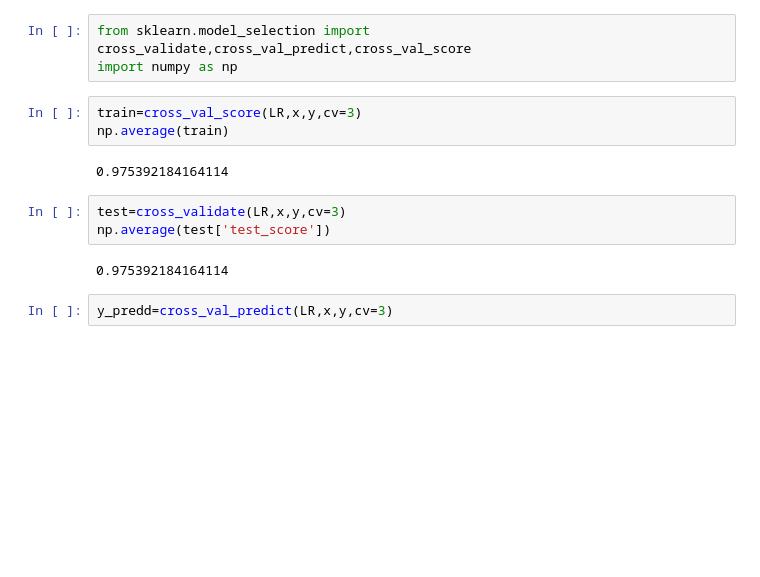
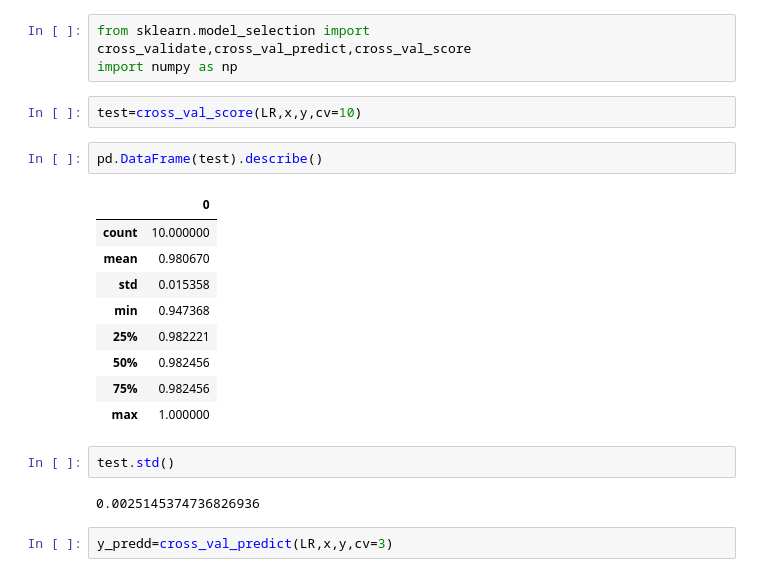
Before and after one commit to moeid1804/Machine-Learning, a Jupyter notebook: Classification/Breast Cancer Detection .ipynb, the cells around one changed output. Drawn from its saved outputs; the diff is of its cells as text; blank space fills up the shorter version.

```diff
--- a/Classification/Breast Cancer Detection .ipynb
+++ b/Classification/Breast Cancer Detection .ipynb
@@ -216,16 +216,24 @@ weighted avg       0.99      0.99      0.99       171
 # %%
 from sklearn.model_selection import cross_validate,cross_val_predict,cross_val_score
 import numpy as np
-# %%
-train=cross_val_score(LR,x,y,cv=3)
-np.average(train)
-# %% [output]
-0.975392184164114
 # %%
-test=cross_validate(LR,x,y,cv=3)
-np.average(test['test_score'])
+test=cross_val_score(LR,x,y,cv=10)
-# %% [output]
-0.975392184164114
+# %%
+pd.DataFrame(test).describe()
+# %% [output]
+|  | 0 |
+| count | 10.000000 |
+| mean | 0.980670 |
+| std | 0.015358 |
+| min | 0.947368 |
+| 25% | 0.982221 |
+| 50% | 0.982456 |
+| 75% | 0.982456 |
+| max | 1.000000 |
+# %%
+test.std()
+# %% [output]
+0.0025145374736826936
 # %%
 y_predd=cross_val_predict(LR,x,y,cv=3)
 # %%
```
Also changed, not shown: parts of 2 cells of this notebook, 22 other files.
